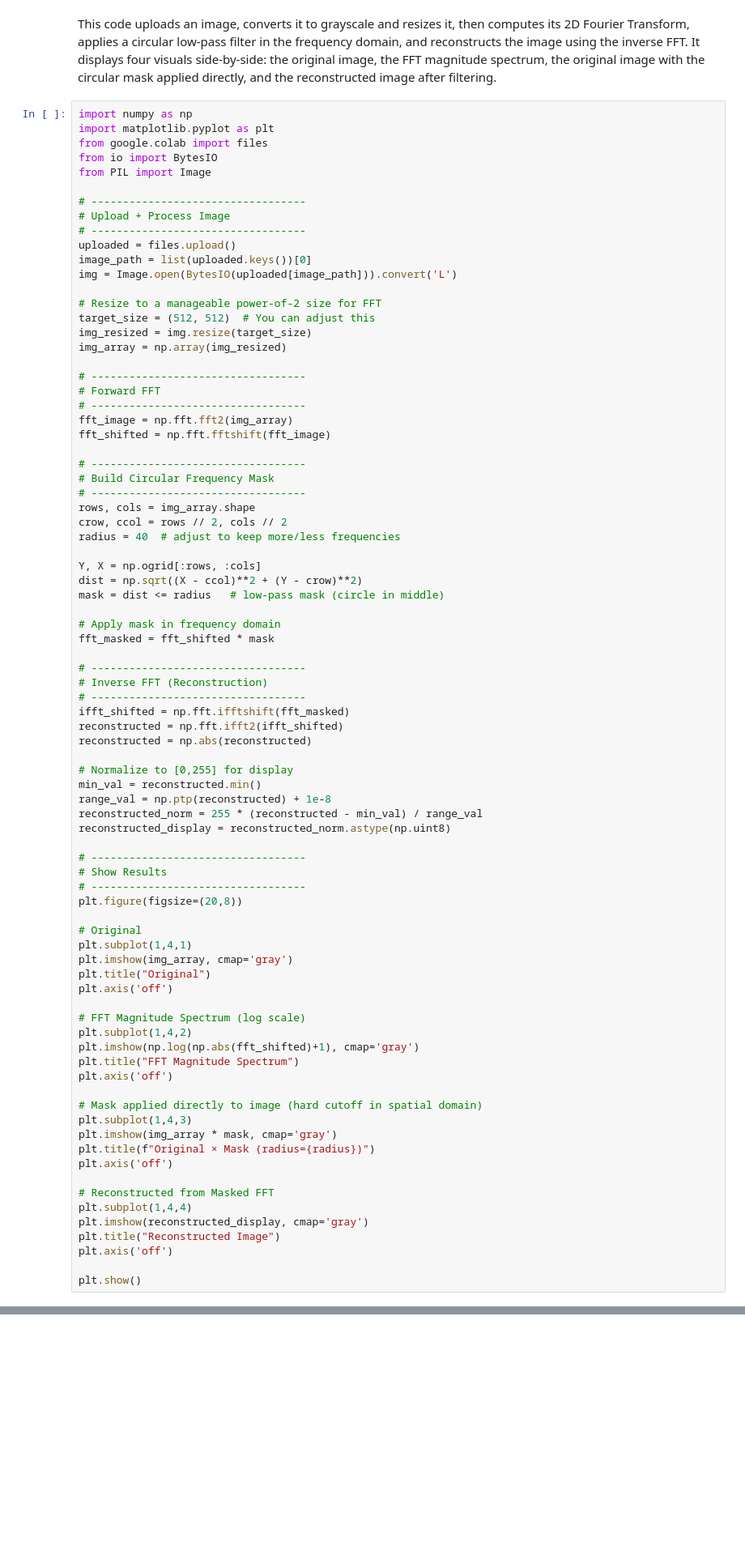
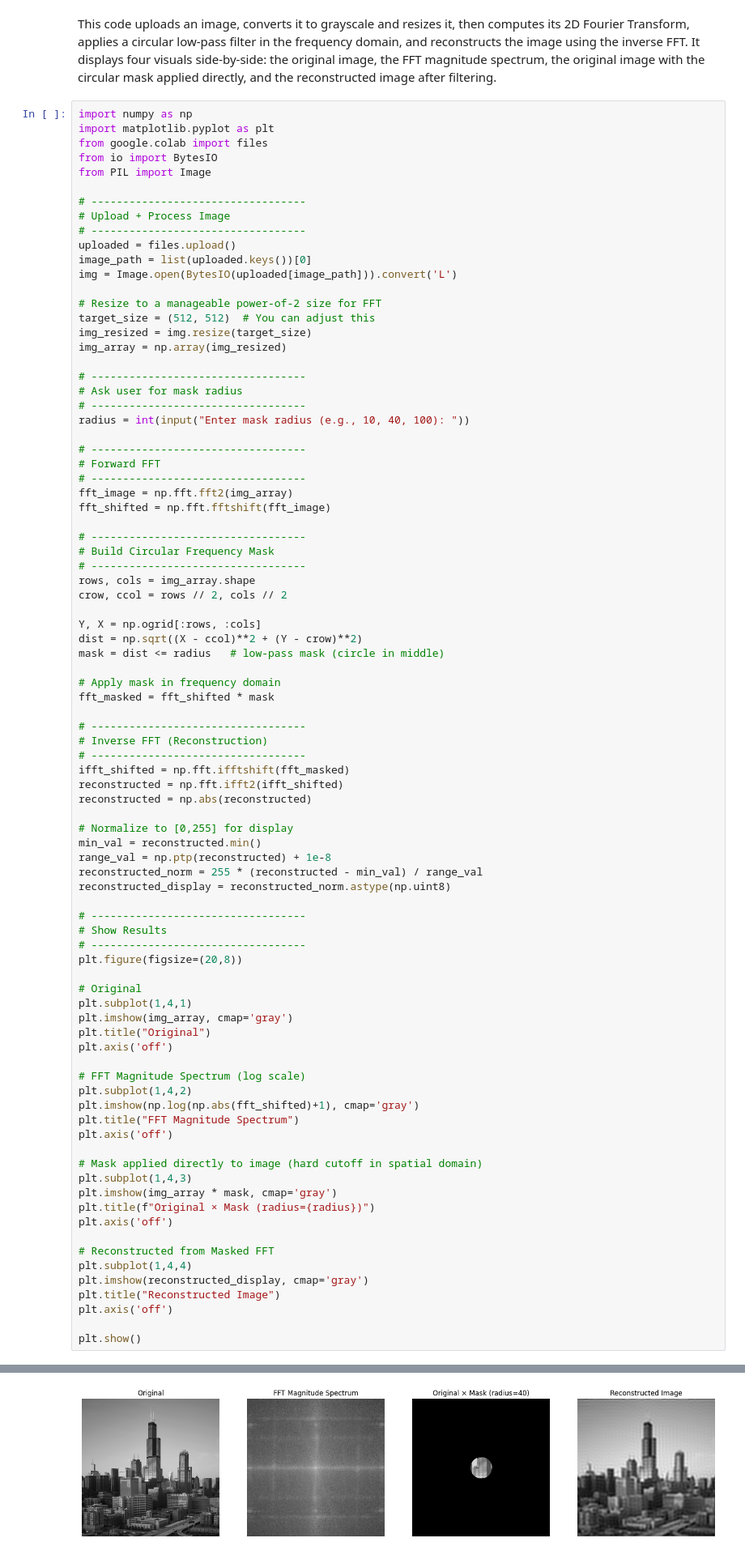
Before and after one commit to nathanferrell/comp-460-f25-week-04, a Jupyter notebook: assignment.ipynb, the cells around one changed output, grey strips where cells are left out. Shown at 81% size. Cells and saved outputs as stored; diff of their text form; blank space fills up the shorter version.

```diff
--- a/assignment.ipynb
+++ b/assignment.ipynb
@@ -521,6 +521,11 @@ img_resized = img.resize(target_size)
 img_array = np.array(img_resized)
 
 # ----------------------------------
+# Ask user for mask radius
+# ----------------------------------
+radius = int(input("Enter mask radius (e.g., 10, 40, 100): "))
+
+# ----------------------------------
 # Forward FFT
 # ----------------------------------
 fft_image = np.fft.fft2(img_array)
@@ -531,7 +536,6 @@ fft_shifted = np.fft.fftshift(fft_image)
 # ----------------------------------
 rows, cols = img_array.shape
 crow, ccol = rows // 2, cols // 2
-radius = 40  # adjust to keep more/less frequencies
 
 Y, X = np.ogrid[:rows, :cols]
 dist = np.sqrt((X - ccol)**2 + (Y - crow)**2)
@@ -583,3 +587,4 @@ plt.title("Reconstructed Image")
 plt.axis('off')
 
 plt.show()
+# %% [output]
@@ -585,0 +593 @@ plt.show()
+[figure, added]
```
Also changed, not shown: parts of 1 cell of this notebook.
